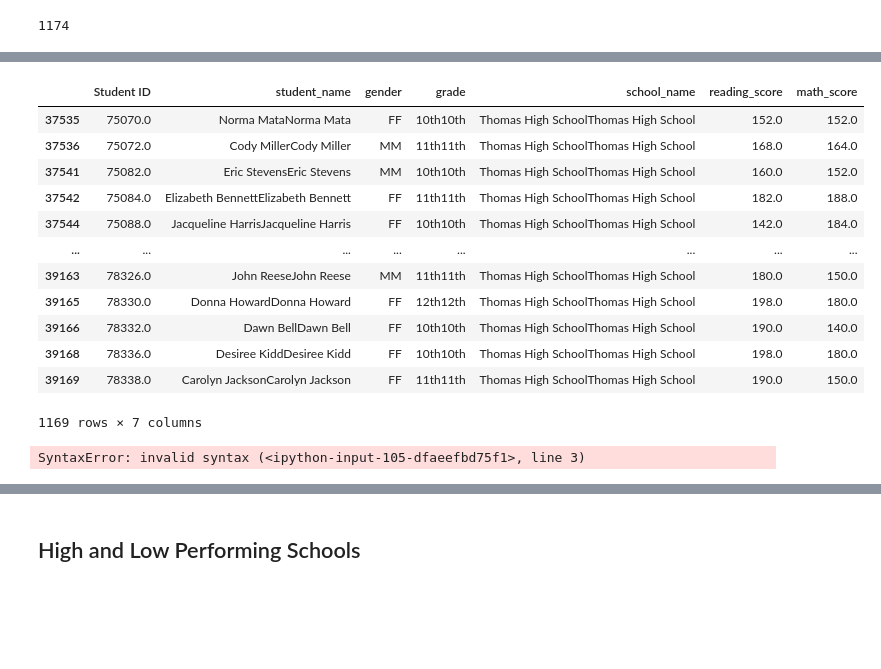
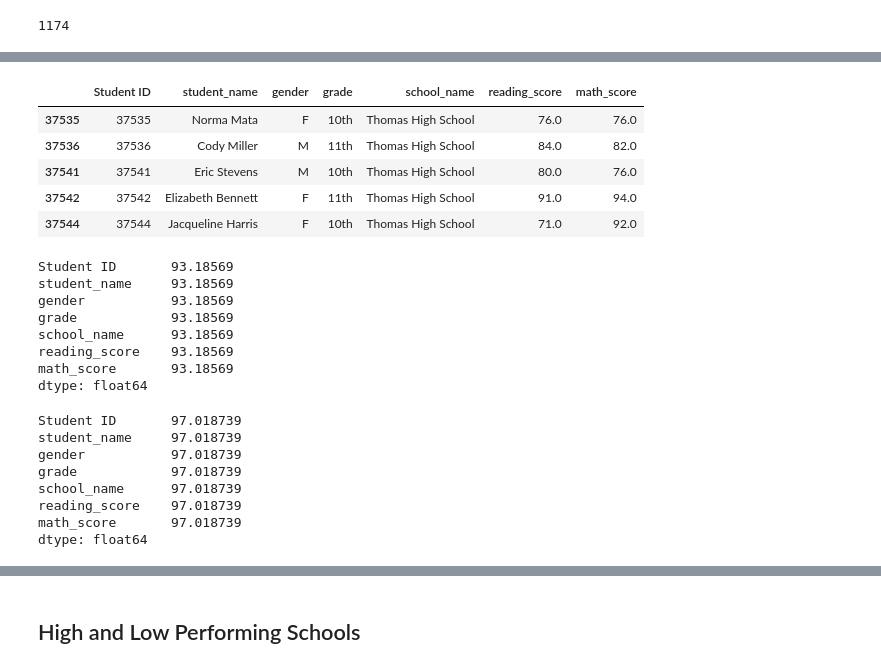
Before and after one commit to KarenMashburn/School_District_Analysis, a Jupyter notebook: PyCitySchools_Challenge.ipynb, the cells around one changed output, grey strips where cells are left out. Saved outputs shown, nothing was run; the diff lists cells and outputs as text; code cells hidden in the pictures; blank space fills up the shorter version.

Commit message:
completed PyCity School Analysis

```diff
--- a/PyCitySchools_Challenge.ipynb
+++ b/PyCitySchools_Challenge.ipynb
@@ -1392,31 +1383,43 @@ passing_reading_thomas
 # %%
 # Step 8. Get all the students passing math and reading from THS
-passing_math_and_reading_THS = passing_reading_thomas + passing_math_thomas
+passing_math_and_reading_THS_df = student_data_df.loc[(student_data_df["school_name"] == "Thomas High School")
+                    & (student_data_df["reading_score"] >= 70) & (student_data_df["math_score"] >= 70)]
 
-passing_math_and_reading_THS
+passing_math_and_reading_THS_df.head()
 # %% [output]
 |  | Student ID | student_name | gender | grade | school_name | reading_score | math_score |
-| 37535 | 75070.0 | Norma MataNorma Mata | FF | 10th10th | Thomas High SchoolThomas High School | 152.0 | 152.0 |
-| 37536 | 75072.0 | Cody MillerCody Miller | MM | 11th11th | Thomas High SchoolThomas High School | 168.0 | 164.0 |
-| 37541 | 75082.0 | Eric StevensEric Stevens | MM | 10th10th | Thomas High SchoolThomas High School | 160.0 | 152.0 |
-| 37542 | 75084.0 | Elizabeth BennettElizabeth Bennett | FF | 11th11th | Thomas High SchoolThomas High School | 182.0 | 188.0 |
-| 37544 | 75088.0 | Jacqueline HarrisJacqueline Harris | FF | 10th10th | Thomas High SchoolThomas High School | 142.0 | 184.0 |
-| ... | ... | ... | ... | ... | ... | ... | ... |
-| 39163 | 78326.0 | John ReeseJohn Reese | MM | 11th11th | Thomas High SchoolThomas High School | 180.0 | 150.0 |
-| 39165 | 78330.0 | Donna HowardDonna Howard | FF | 12th12th | Thomas High SchoolThomas High School | 198.0 | 180.0 |
-| 39166 | 78332.0 | Dawn BellDawn Bell | FF | 10th10th | Thomas High SchoolThomas High School | 190.0 | 140.0 |
-| 39168 | 78336.0 | Desiree KiddDesiree Kidd | FF | 10th10th | Thomas High SchoolThomas High School | 198.0 | 180.0 |
-| 39169 | 78338.0 | Carolyn JacksonCarolyn Jackson | FF | 11th11th | Thomas High SchoolThomas High School | 190.0 | 150.0 |
+| 37535 | 37535 | Norma Mata | F | 10th | Thomas High School | 76.0 | 76.0 |
+| 37536 | 37536 | Cody Miller | M | 11th | Thomas High School | 84.0 | 82.0 |
+| 37541 | 37541 | Eric Stevens | M | 10th | Thomas High School | 80.0 | 76.0 |
+| 37542 | 37542 | Elizabeth Bennett | F | 11th | Thomas High School | 91.0 | 94.0 |
+| 37544 | 37544 | Jacqueline Harris | F | 10th | Thomas High School | 71.0 | 92.0 |
-1169 rows × 7 columns
 # %%
 # Step 9. Calculate the percentage of 10th-12th grade students passing math from Thomas High School.
-thomas_total = [(student_data_df["school_name"] == ("Thomas High School").count()
-print(thomas_total)
-#passing_math_percent_thomas_total = passing_math_thomas / float(thomas_total) * 100
+passing_math_percentage_THS = passing_math_thomas_df.count() / student_count_10th_11th_12_thomas * 100
+
+passing_math_percentage_THS
 # %% [output]
-SyntaxError: invalid syntax (<ipython-input-105-dfaeefbd75f1>, line 3)
+Student ID       93.18569
+student_name     93.18569
+gender           93.18569
+grade            93.18569
+school_name      93.18569
+reading_score    93.18569
+math_score       93.18569
+dtype: float64
 # %%
 # Step 10. Calculate the percentage of 10th-12th grade students passing reading from Thomas High School.
-passing_reading_percent_THS =
+passing_reading_percentage_THS = passing_reading_thomas_df.count() / student_count_10th_11th_12_thomas * 100
+
+passing_reading_percentage_THS
+# %% [output]
+Student ID       97.018739
+student_name     97.018739
+gender           97.018739
+grade            97.018739
+school_name      97.018739
+reading_score    97.018739
+math_score       97.018739
+dtype: float64
 # %%
 # Step 11. Calculate the overall passing percentage of 10th-12th grade from Thomas High School.
```
Also changed, not shown: parts of 41 cells of this notebook.
